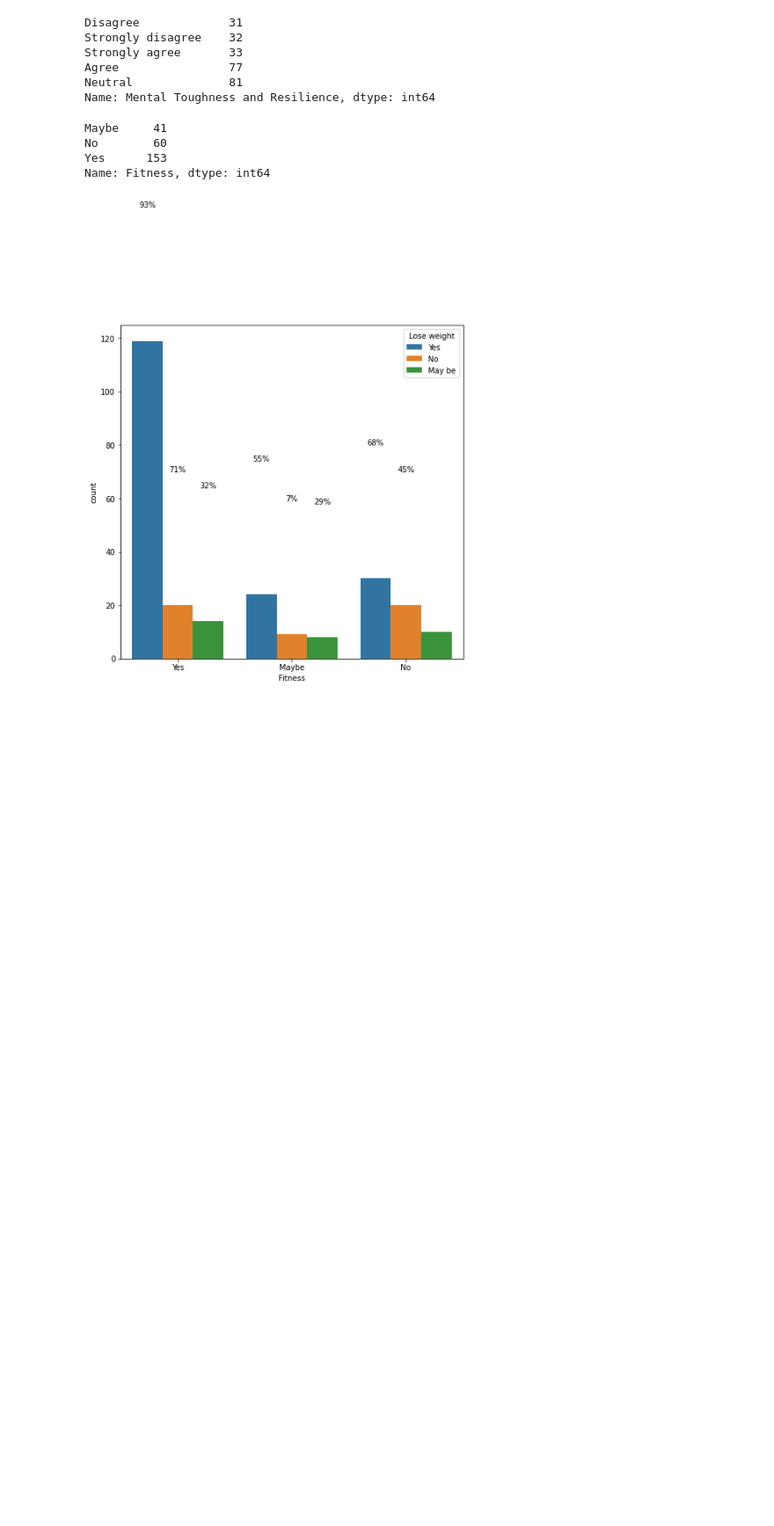
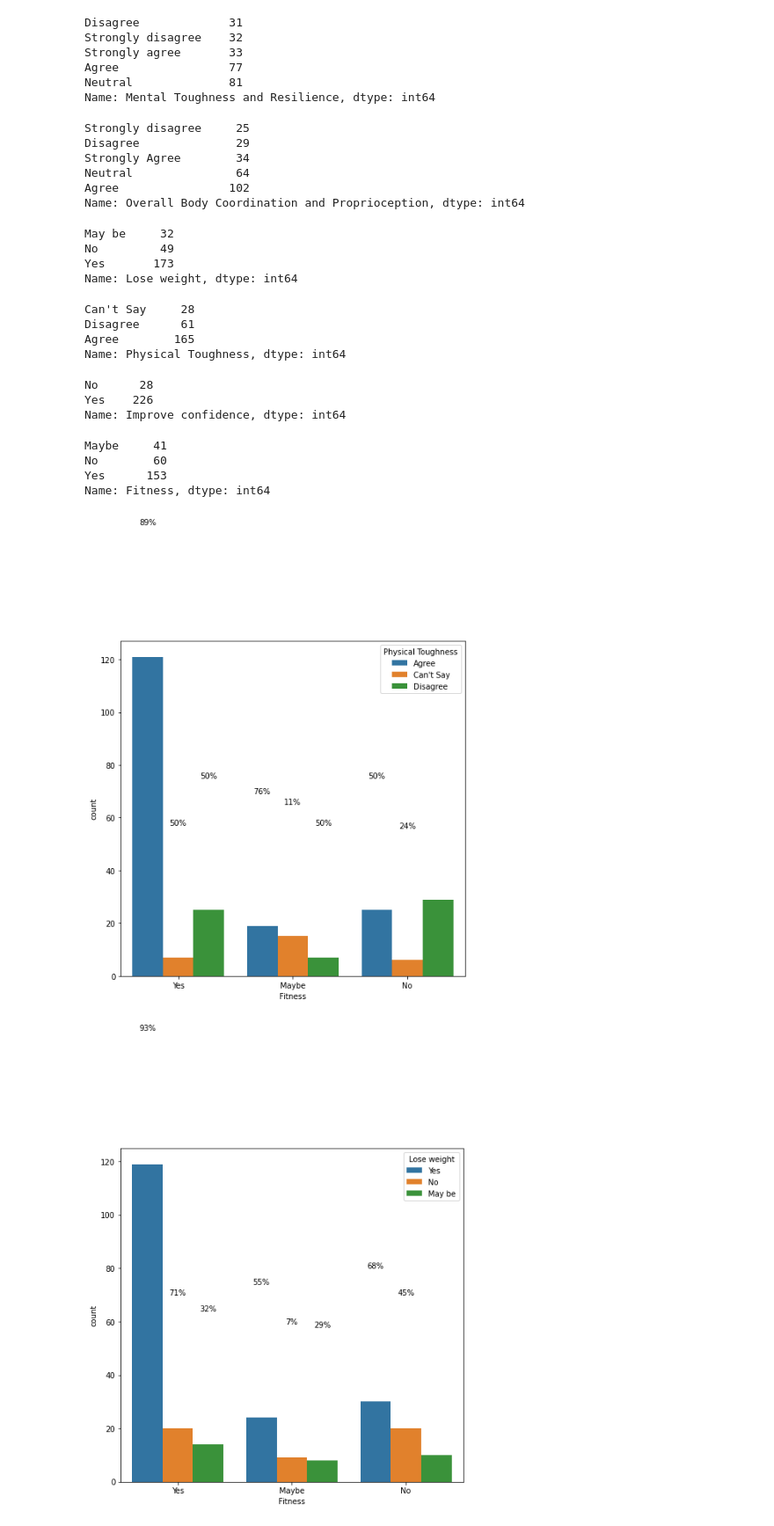
Before and after one commit to Girish-30/BI_project, a Jupyter notebook: Pyth_Project.ipynb, the cells around one changed output. Shown: that part at 88% size. Saved outputs shown, nothing was run; the diff lists cells and outputs as text; code cells hidden in the pictures; blank space fills up the shorter version.

```diff
--- a/Pyth_Project.ipynb
+++ b/Pyth_Project.ipynb
@@ -127,6 +134,35 @@ Strongly agree       33
 Agree                77
 Neutral              81
 Name: Mental Toughness and Resilience, dtype: int64
+# %%
+gb1['Overall Body Coordination and Proprioception'].value_counts(ascending=True)
+# %% [output]
+Strongly disagree     25
+Disagree              29
+Strongly Agree        34
+Neutral               64
+Agree                102
+Name: Overall Body Coordination and Proprioception, dtype: int64
+# %%
+gb1['Lose weight'].value_counts(ascending=True)
+# %% [output]
+May be     32
+No         49
+Yes       173
+Name: Lose weight, dtype: int64
+# %%
+gb1['Physical Toughness'].value_counts(ascending=True)
+# %% [output]
+Can't Say     28
+Disagree      61
+Agree        165
+Name: Physical Toughness, dtype: int64
+# %%
+gb1['Improve confidence'].value_counts(ascending=True)
+# %% [output]
+No      28
+Yes    226
+Name: Improve confidence, dtype: int64
 # %%
 gb1['Fitness'].value_counts(ascending=True)
 # %% [output]
@@ -136,4 +172,22 @@ Yes      153
 Name: Fitness, dtype: int64
 # %%
 #gb1.corr()
+# %%
+
+plt.figure(figsize=(8,8))
+ax = sns.countplot(x='Fitness',data=gb1,hue="Physical Toughness")
+bars = ax.patches
+half = int(len(bars)/2)
+left_bars = bars[:half]
+right_bars = bars[half:]
+
+for left, right in zip(left_bars, right_bars):
+    height_l = left.get_height()
+    height_r = right.get_height()
+    total = height_l + height_r
+
+    ax.text(left.get_x() + left.get_width()/2., height_l + 50, '{0:.0%}'.format(height_l/total), ha="center")
+    ax.text(right.get_x() + right.get_width()/2., height_r + 50, '{0:.0%}'.format(height_r/total), ha="center")
+# %% [output]
+[figure, added]
 # %%
```
Also changed, not shown: parts of 16 cells of this notebook.
